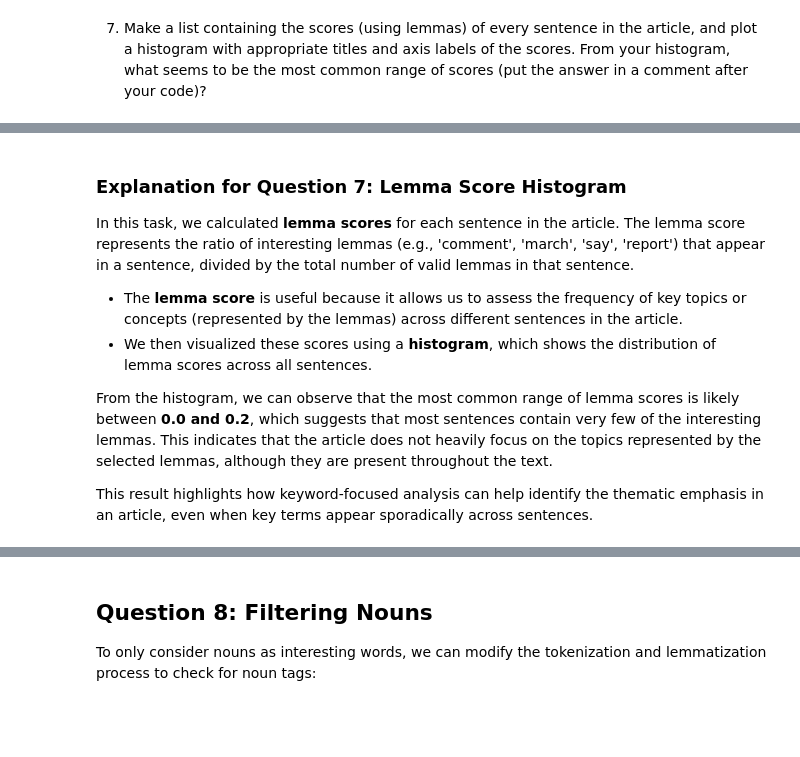
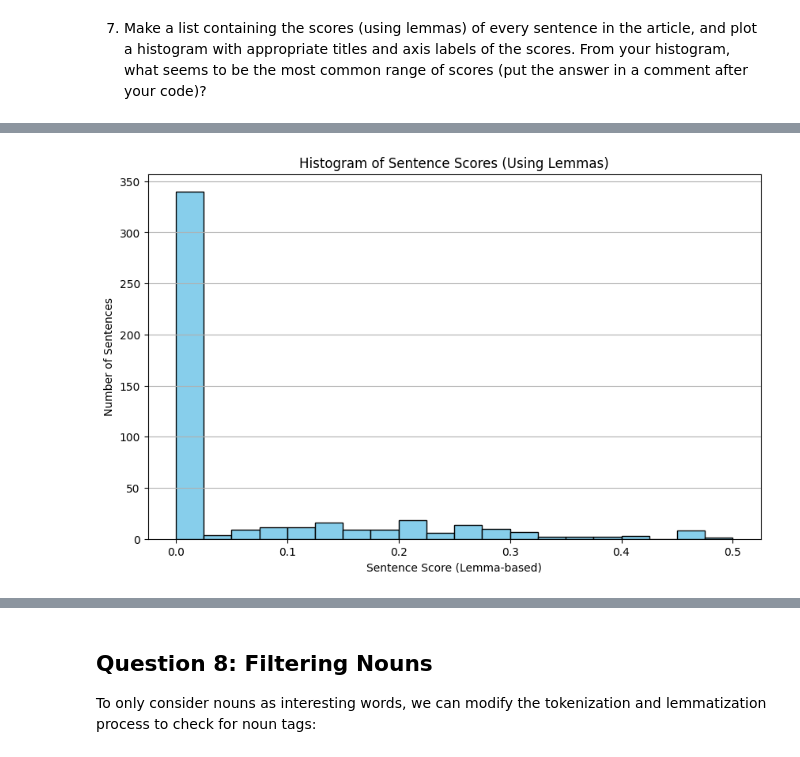
Before and after one commit to Elen-tesfai/web-scraping, a Jupyter notebook: web-scraping.ipynb, the cells around one changed output, grey strips where cells are left out. Drawn from its saved outputs; the diff is of its cells as text; code cells hidden in the pictures; blank space fills up the shorter version.

```diff
--- a/web-scraping.ipynb
+++ b/web-scraping.ipynb
@@ -383,11 +354,18 @@ plt.show()
-# %% [markdown]
-### Explanation for Question 7: Lemma Score Histogram
-
-In this task, we calculated **lemma scores** for each sentence in the article. The lemma score represents the ratio of interesting lemmas (e.g., 'comment', 'march', 'say', 'report') that appear in a sentence, divided by the total number of valid lemmas in that sentence.
-
-- The **lemma score** is useful because it allows us to assess the frequency of key topics or concepts (represented by the lemmas) across different sentences in the article.
-- We then visualized these scores using a **histogram**, which shows the distribution of lemma scores across all sentences.
-
-From the histogram, we can observe that the most common range of lemma scores is likely between **0.0 and 0.2**, which suggests that most sentences contain very few of the interesting lemmas. This indicates that the article does not heavily focus on the topics represented by the selected lemmas, although they are present throughout the text.
-
-This result highlights how keyword-focused analysis can help identify the thematic emphasis in an article, even when key terms appear sporadically across sentences.
+# %%
+import matplotlib.pyplot as plt
+
+# Score all sentences using lemmas
+lemma_scores = [score_sentence_by_lemma(sent.text, interesting_lemmas) for sent in sentences]
+
+# Plot histogram
+plt.figure(figsize=(10,6))
+plt.hist(lemma_scores, bins=20, color='skyblue', edgecolor='black')
+plt.title('Histogram of Sentence Scores (Using Lemmas)')
+plt.xlabel('Sentence Score (Lemma-based)')
+plt.ylabel('Number of Sentences')
+plt.grid(axis='y')
+plt.show()
+
+# From the histogram, the most common range of lemma scores is between 0.0 and 0.05
+# %% [output]
+[figure, added]
```
Also changed, not shown: parts of 19 cells of this notebook.
